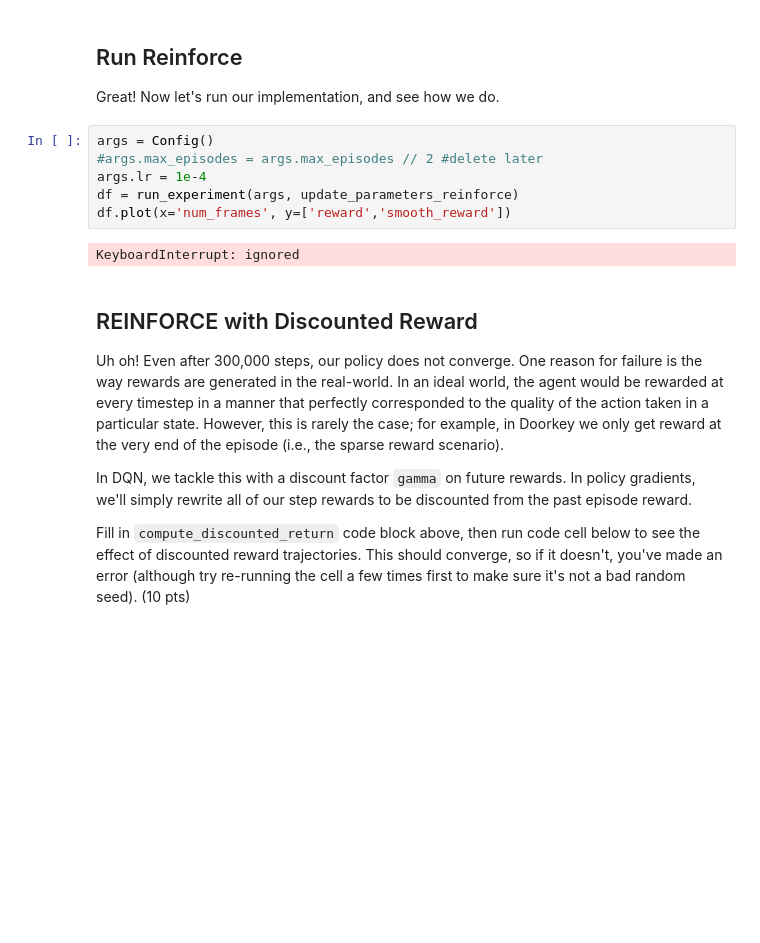
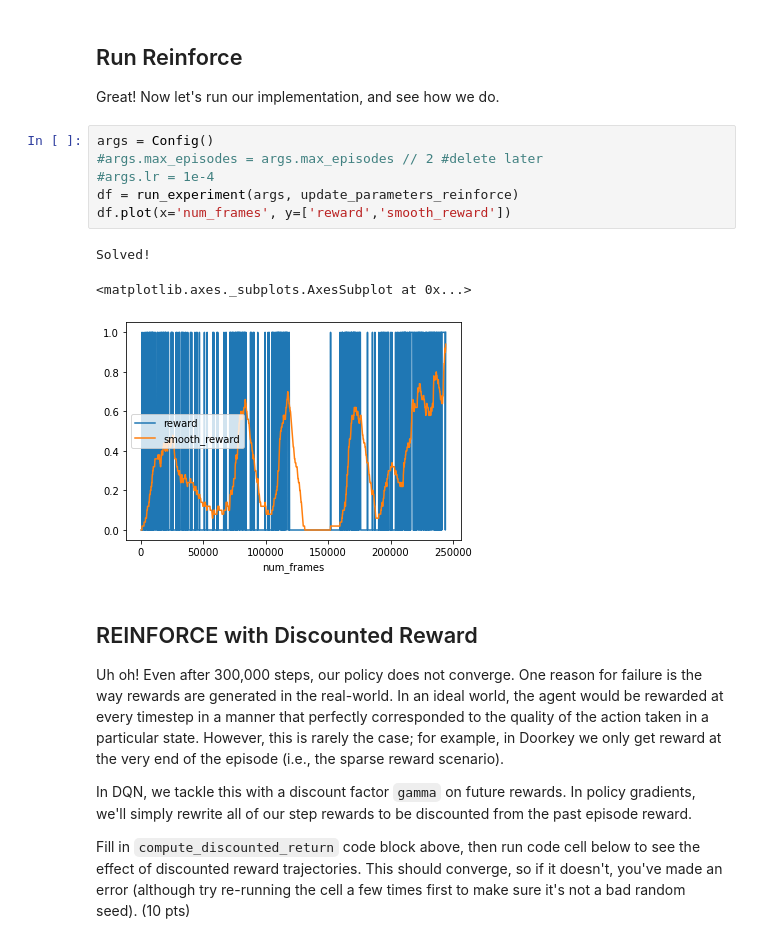
Before and after one commit to LuisCGit/6.484-reinforcement-learning, a Jupyter notebook: policygradients.ipynb, the cells around one changed output. Saved outputs shown, nothing was run; the diff lists cells and outputs as text; blank space fills up the shorter version.

```diff
--- a/policygradients.ipynb
+++ b/policygradients.ipynb
@@ -503,11 +508,13 @@ Great!  Now let's run our implementation, and see how we do.
 # %%
 args = Config()
 #args.max_episodes = args.max_episodes // 2 #delete later
-args.lr = 1e-4
+#args.lr = 1e-4
 df = run_experiment(args, update_parameters_reinforce)
 df.plot(x='num_frames', y=['reward','smooth_reward'])
 # %% [output]
-KeyboardInterrupt: ignored
+Solved!
+<matplotlib.axes._subplots.AxesSubplot at 0x...>
+[figure, added]
 # %% [markdown]
 ## REINFORCE with Discounted Reward
 
```
Also changed, not shown: parts of 7 cells of this notebook.
